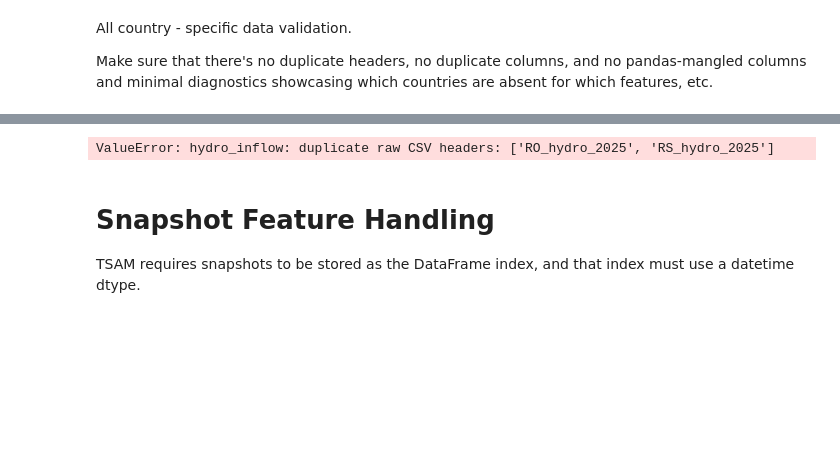
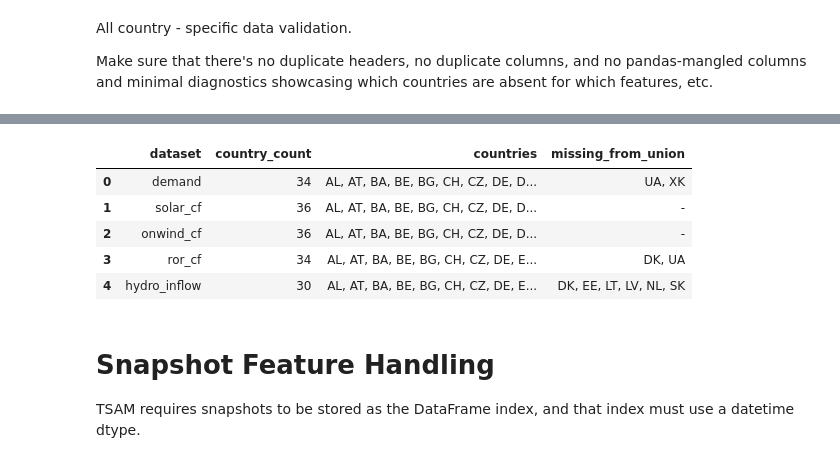
Before and after one commit to komaksym/tsam-notebook-workflows, a Jupyter notebook: src/approach_1_ALL.ipynb, the cells around one changed output, grey strips where cells are left out. Saved outputs shown, nothing was run; the diff lists cells and outputs as text; code cells hidden in the pictures; blank space fills up the shorter version.

Commit message:
feat: use deduped version of hydro_inflow dataset

```diff
--- a/src/approach_1_ALL.ipynb
+++ b/src/approach_1_ALL.ipynb
@@ -91,7 +92,7 @@ onwind_cf.head()
 5 rows × 37 columns
 # %%
 hydro_inflow = pd.read_csv(
-    data_location / "hydro_inflow_scaled_2025.csv", sep=";"
+    data_location / "hydro_inflow_scaled_deduped_2025.csv", sep=","
 )
 hydro_inflow.head()
 # %% [output]
@@ -180,12 +164,10 @@ hydro_inflow
 # %%
-import re
-
 RAW_SOURCES: Final[dict[str, tuple[Path, str]]] = {
     "demand": (data_location / "Demand_ENTSO_E.csv", ";"),
     "solar_cf": (data_location / "solar_capacity_factors.csv", ";"),
     "onwind_cf": (data_location / "onwind_capacity_factors.csv", ","),
     "ror_cf": (data_location / "ror_capacity_factors.csv", ","),
-    "hydro_inflow": (data_location / "hydro_inflow_scaled_2025.csv", ";"),
+    "hydro_inflow": (data_location / "hydro_inflow_scaled_deduped_2025.csv", ";"),
 }
 
 
@@ -210,34 +192,39 @@ def validate_loaded_columns(name: str, df: pd.DataFrame) -> None:
 
 
 def countries_from_columns(df: pd.DataFrame) -> set[str]:
     """Extract country prefixes from non-snapshot column names."""
     return {col.split("_")[0] for col in df.columns if col != "snapshot"}
 
 
 for name, (path, sep) in RAW_SOURCES.items():
     duplicate_headers = find_duplicate_headers(path, sep)
     if duplicate_headers:
         raise ValueError(f"{name}: duplicate raw CSV headers: {duplicate_headers}")
 
 for name, df in data:
     validate_loaded_columns(name, df)
 
 country_sets = {name: countries_from_columns(df) for name, df in data}
 all_countries = set().union(*country_sets.values())
 dataset_coverage = pd.DataFrame(
     [
         {
             "dataset": name,
             "country_count": len(countries),
             "countries": ", ".join(sorted(countries)),
             "missing_from_union": ", ".join(sorted(all_countries - countries)) or "-",
         }
         for name, countries in country_sets.items()
     ]
 )
 dataset_coverage
 # %% [output]
-ValueError: hydro_inflow: duplicate raw CSV headers: ['RO_hydro_2025', 'RS_hydro_2025']
+|  | dataset | country_count | countries | missing_from_union |
+| 0 | demand | 34 | AL, AT, BA, BE, BG, CH, CZ, DE, D... | UA, XK |
+| 1 | solar_cf | 36 | AL, AT, BA, BE, BG, CH, CZ, DE, D... | - |
+| 2 | onwind_cf | 36 | AL, AT, BA, BE, BG, CH, CZ, DE, D... | - |
+| 3 | ror_cf | 34 | AL, AT, BA, BE, BG, CH, CZ, DE, E... | DK, UA |
+| 4 | hydro_inflow | 30 | AL, AT, BA, BE, BG, CH, CZ, DE, E... | DK, EE, LT, LV, NL, SK |
 # %% [markdown]
 # Snapshot Feature Handling
 TSAM requires snapshots to be stored as the DataFrame index, and that index must use a datetime dtype.
```
Also changed, not shown: parts of 3 cells of this notebook.
